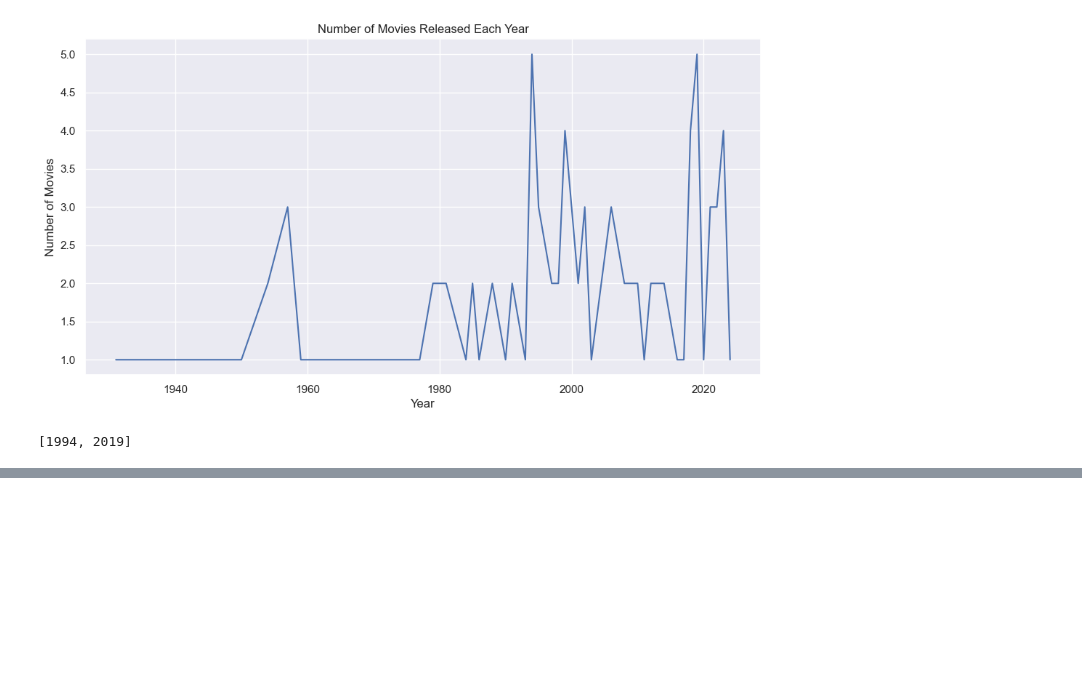
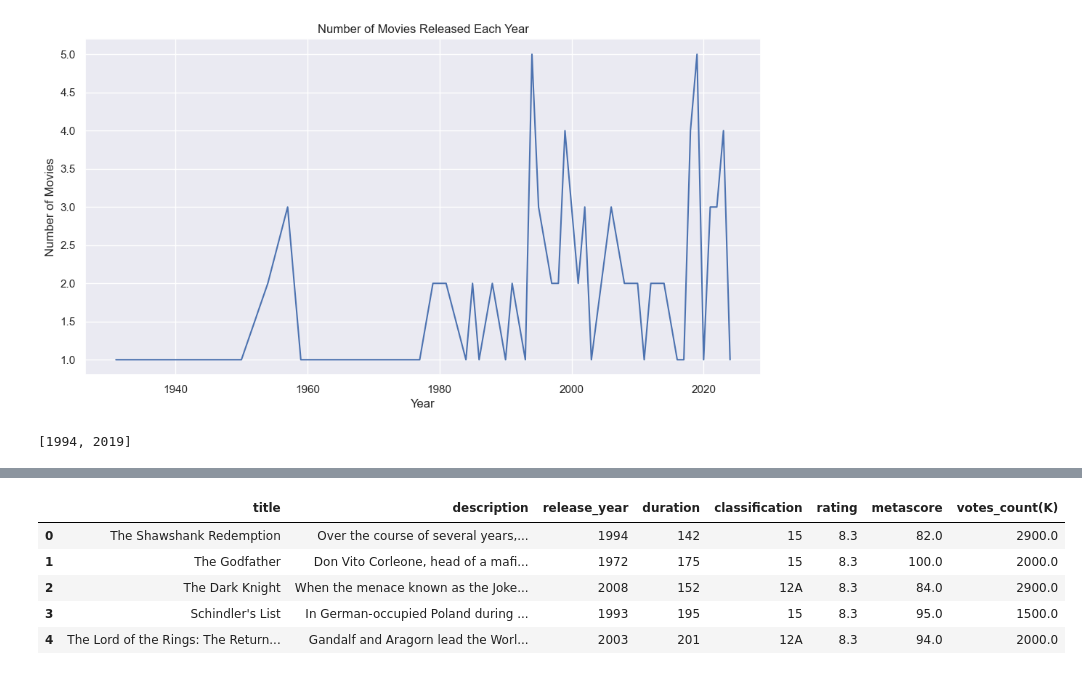
Before and after one commit to haphuong1810103/IMDB-Analytics, a Jupyter notebook: analysis_IMDB.ipynb, the cells around one changed output, grey strips where cells are left out. Saved outputs shown, nothing was run; the diff lists cells and outputs as text; code cells hidden in the pictures; blank space fills up the shorter version.

```diff
--- a/analysis_IMDB.ipynb
+++ b/analysis_IMDB.ipynb
@@ -218,0 +334,10 @@ years_with_max_count
+# %%
+#check
+df.head()
+# %% [output]
+|  | title | description | release_year | duration | classification | rating | metascore | votes_count(K) |
+| 0 | The Shawshank Redemption | Over the course of several years,... | 1994 | 142 | 15 | 8.3 | 82.0 | 2900.0 |
+| 1 | The Godfather | Don Vito Corleone, head of a mafi... | 1972 | 175 | 15 | 8.3 | 100.0 | 2000.0 |
+| 2 | The Dark Knight | When the menace known as the Joke... | 2008 | 152 | 12A | 8.3 | 84.0 | 2900.0 |
+| 3 | Schindler's List | In German-occupied Poland during ... | 1993 | 195 | 15 | 8.3 | 95.0 | 1500.0 |
+| 4 | The Lord of the Rings: The Return... | Gandalf and Aragorn lead the Worl... | 2003 | 201 | 12A | 8.3 | 94.0 | 2000.0 |
```
Also changed, not shown: parts of 26 cells of this notebook.
